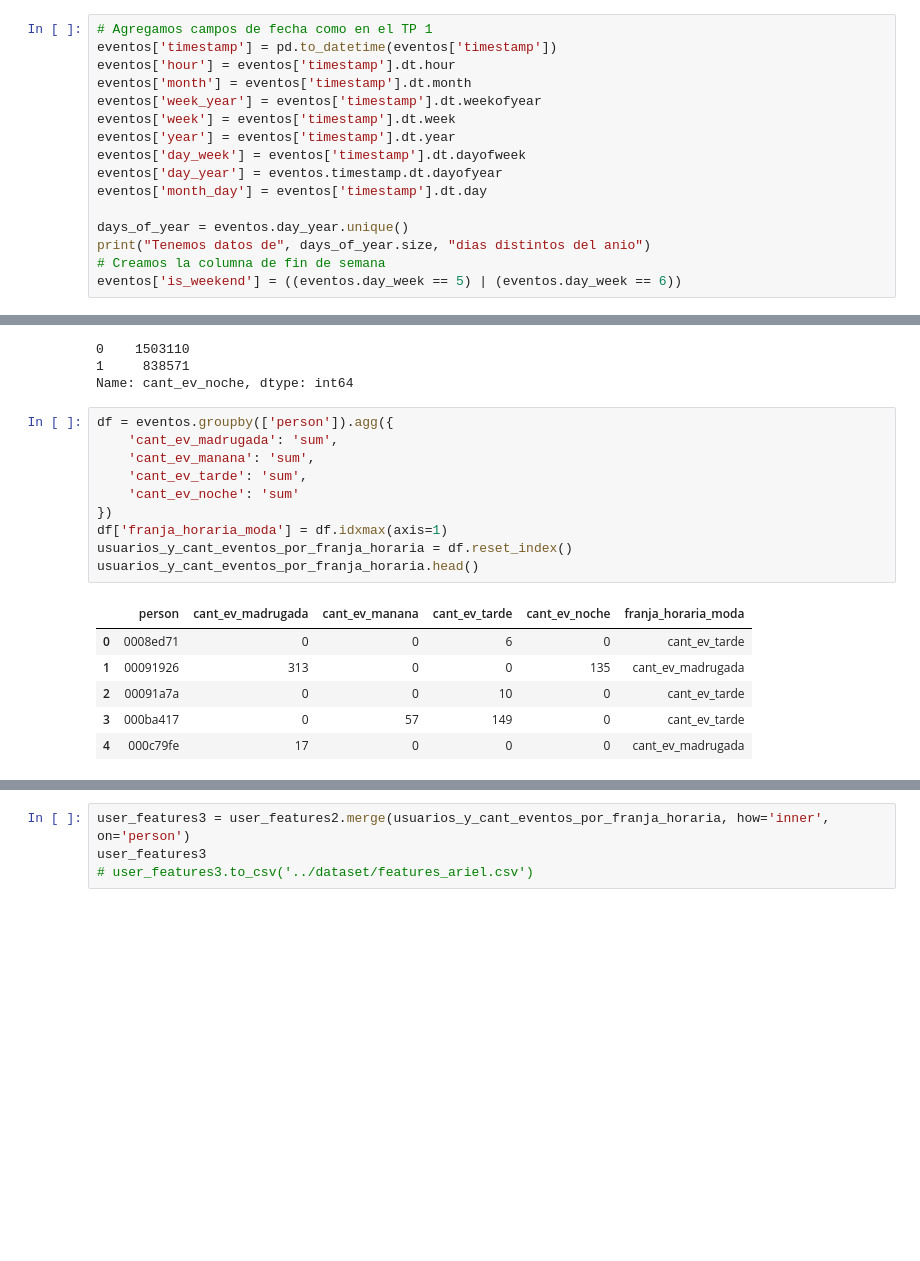
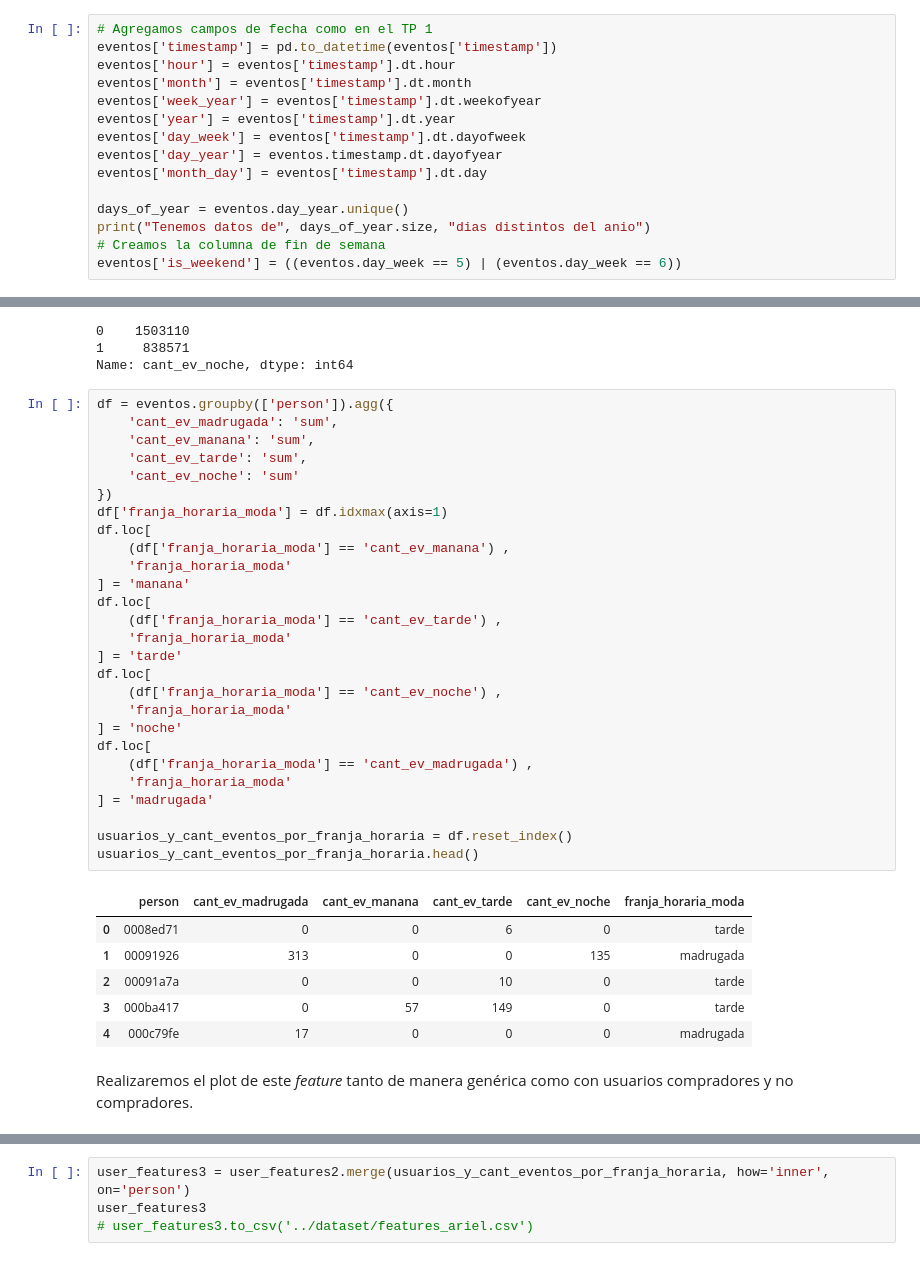
Before and after one commit to gabyrobles93/7506-TP2-MachineLearning, a Jupyter notebook: notebooks/ariel_feature_eng.ipynb, the cells around one changed output, grey strips where cells are left out. Cells and saved outputs as stored; diff of their text form; blank space fills up the shorter version.

```diff
--- a/notebooks/ariel_feature_eng.ipynb
+++ b/notebooks/ariel_feature_eng.ipynb
@@ -81,7 +81,6 @@ eventos['timestamp'] = pd.to_datetime(eventos['timestamp'])
 eventos['hour'] = eventos['timestamp'].dt.hour
 eventos['month'] = eventos['timestamp'].dt.month
 eventos['week_year'] = eventos['timestamp'].dt.weekofyear
-eventos['week'] = eventos['timestamp'].dt.week
 eventos['year'] = eventos['timestamp'].dt.year
 eventos['day_week'] = eventos['timestamp'].dt.dayofweek
 eventos['day_year'] = eventos.timestamp.dt.dayofyear
@@ -302,17 +396,36 @@ Name: cant_ev_noche, dtype: int64
 # %%
 df = eventos.groupby(['person']).agg({
     'cant_ev_madrugada': 'sum',
     'cant_ev_manana': 'sum',
     'cant_ev_tarde': 'sum',
     'cant_ev_noche': 'sum'
 })
 df['franja_horaria_moda'] = df.idxmax(axis=1)
+df.loc[
+    (df['franja_horaria_moda'] == 'cant_ev_manana') ,
+    'franja_horaria_moda'
+] = 'manana'
+df.loc[
+    (df['franja_horaria_moda'] == 'cant_ev_tarde') ,
+    'franja_horaria_moda'
+] = 'tarde'
+df.loc[
+    (df['franja_horaria_moda'] == 'cant_ev_noche') ,
+    'franja_horaria_moda'
+] = 'noche'
+df.loc[
+    (df['franja_horaria_moda'] == 'cant_ev_madrugada') ,
+    'franja_horaria_moda'
+] = 'madrugada'
+
 usuarios_y_cant_eventos_por_franja_horaria = df.reset_index()
 usuarios_y_cant_eventos_por_franja_horaria.head()
 # %% [output]
 |  | person | cant_ev_madrugada | cant_ev_manana | cant_ev_tarde | cant_ev_noche | franja_horaria_moda |
-| 0 | 0008ed71 | 0 | 0 | 6 | 0 | cant_ev_tarde |
-| 1 | 00091926 | 313 | 0 | 0 | 135 | cant_ev_madrugada |
-| 2 | 00091a7a | 0 | 0 | 10 | 0 | cant_ev_tarde |
-| 3 | 000ba417 | 0 | 57 | 149 | 0 | cant_ev_tarde |
-| 4 | 000c79fe | 17 | 0 | 0 | 0 | cant_ev_madrugada |
+| 0 | 0008ed71 | 0 | 0 | 6 | 0 | tarde |
+| 1 | 00091926 | 313 | 0 | 0 | 135 | madrugada |
+| 2 | 00091a7a | 0 | 0 | 10 | 0 | tarde |
+| 3 | 000ba417 | 0 | 57 | 149 | 0 | tarde |
+| 4 | 000c79fe | 17 | 0 | 0 | 0 | madrugada |
+# %% [markdown]
+Realizaremos el plot de este *feature* tanto de manera genérica como con usuarios compradores y no compradores.
```
Also changed, not shown: parts of 36 cells of this notebook, 18 other files.
